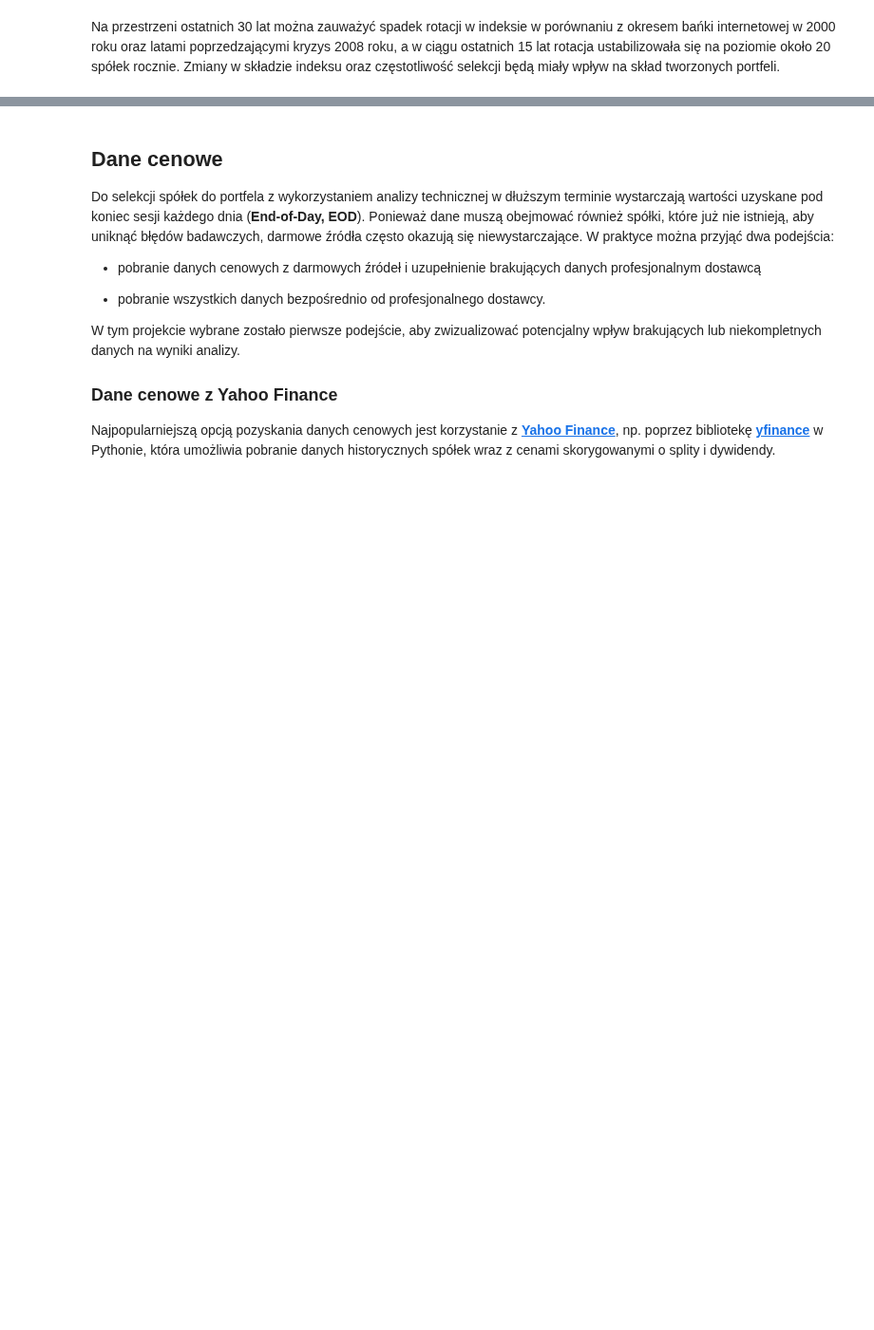
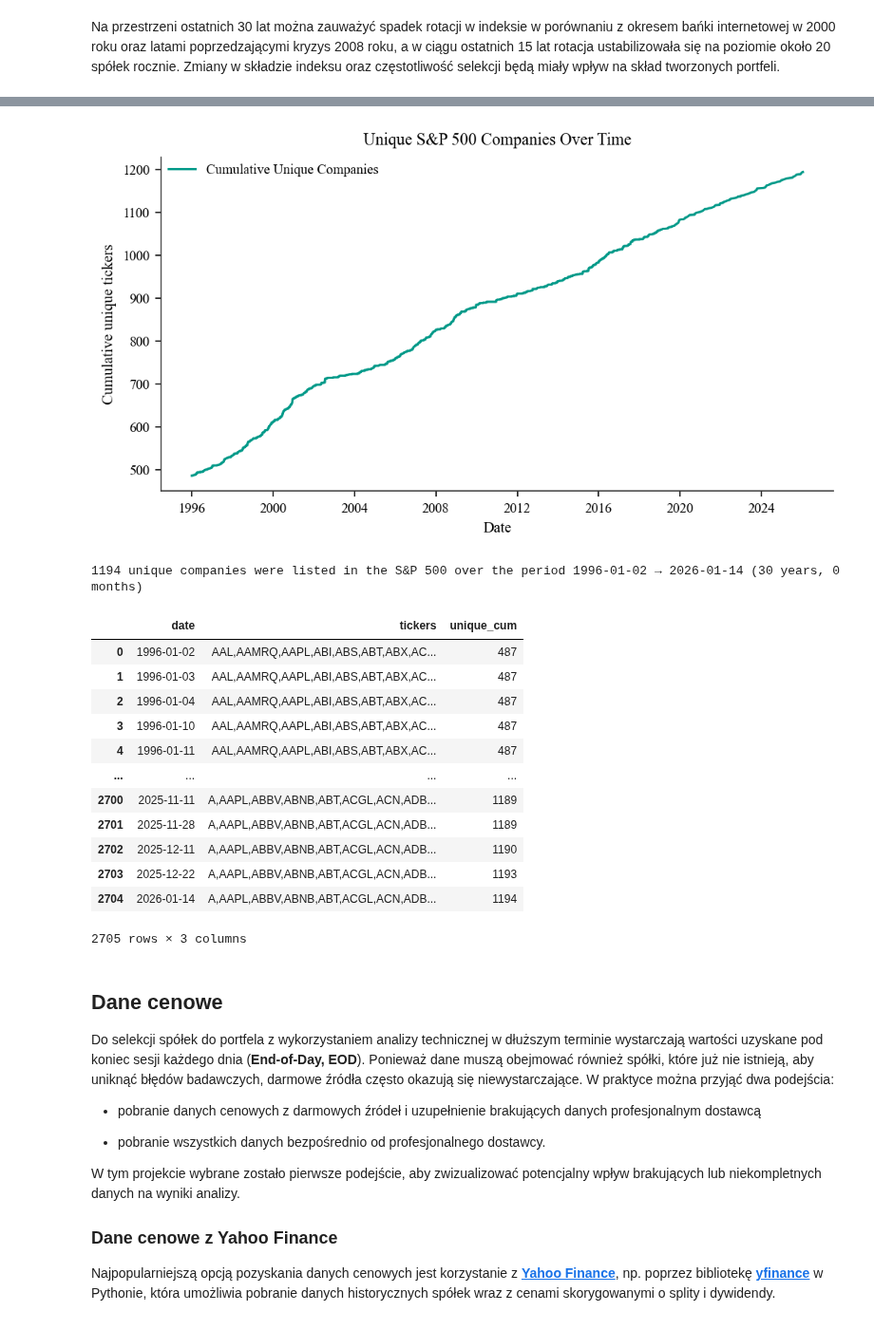
Before and after one commit to MichaelL200/data-driven-stock-portfolio-selection, a Jupyter notebook: notebooks/main.ipynb, the cells around one changed output, grey strips where cells are left out. Shown at 95% size. Cells and saved outputs as stored; diff of their text form; code cells hidden in the pictures; blank space fills up the shorter version.

```diff
--- a/notebooks/main.ipynb
+++ b/notebooks/main.ipynb
@@ -219,6 +225,24 @@ plots.SP500.yearly_changes(sp500)
 | 27 | 2024 | 19 | 19 |
 | 28 | 2025 | 20 | 20 |
 | 29 | 2026 | 1 | 1 |
+# %%
+plots.SP500.count_unique_companies(sp500)
+# %% [output]
+[figure, added]
+1194 unique companies were listed in the S&P 500 over the period 1996-01-02 → 2026-01-14 (30 years, 0 months)
+|  | date | tickers | unique_cum |
+| 0 | 1996-01-02 | AAL,AAMRQ,AAPL,ABI,ABS,ABT,ABX,AC... | 487 |
+| 1 | 1996-01-03 | AAL,AAMRQ,AAPL,ABI,ABS,ABT,ABX,AC... | 487 |
+| 2 | 1996-01-04 | AAL,AAMRQ,AAPL,ABI,ABS,ABT,ABX,AC... | 487 |
+| 3 | 1996-01-10 | AAL,AAMRQ,AAPL,ABI,ABS,ABT,ABX,AC... | 487 |
+| 4 | 1996-01-11 | AAL,AAMRQ,AAPL,ABI,ABS,ABT,ABX,AC... | 487 |
+| ... | ... | ... | ... |
+| 2700 | 2025-11-11 | A,AAPL,ABBV,ABNB,ABT,ACGL,ACN,ADB... | 1189 |
+| 2701 | 2025-11-28 | A,AAPL,ABBV,ABNB,ABT,ACGL,ACN,ADB... | 1189 |
+| 2702 | 2025-12-11 | A,AAPL,ABBV,ABNB,ABT,ACGL,ACN,ADB... | 1190 |
+| 2703 | 2025-12-22 | A,AAPL,ABBV,ABNB,ABT,ACGL,ACN,ADB... | 1193 |
+| 2704 | 2026-01-14 | A,AAPL,ABBV,ABNB,ABT,ACGL,ACN,ADB... | 1194 |
+2705 rows × 3 columns
 # %% [markdown]
 ## Dane cenowe
 
```
Also changed, not shown: parts of 4 cells of this notebook, 1 other file.
